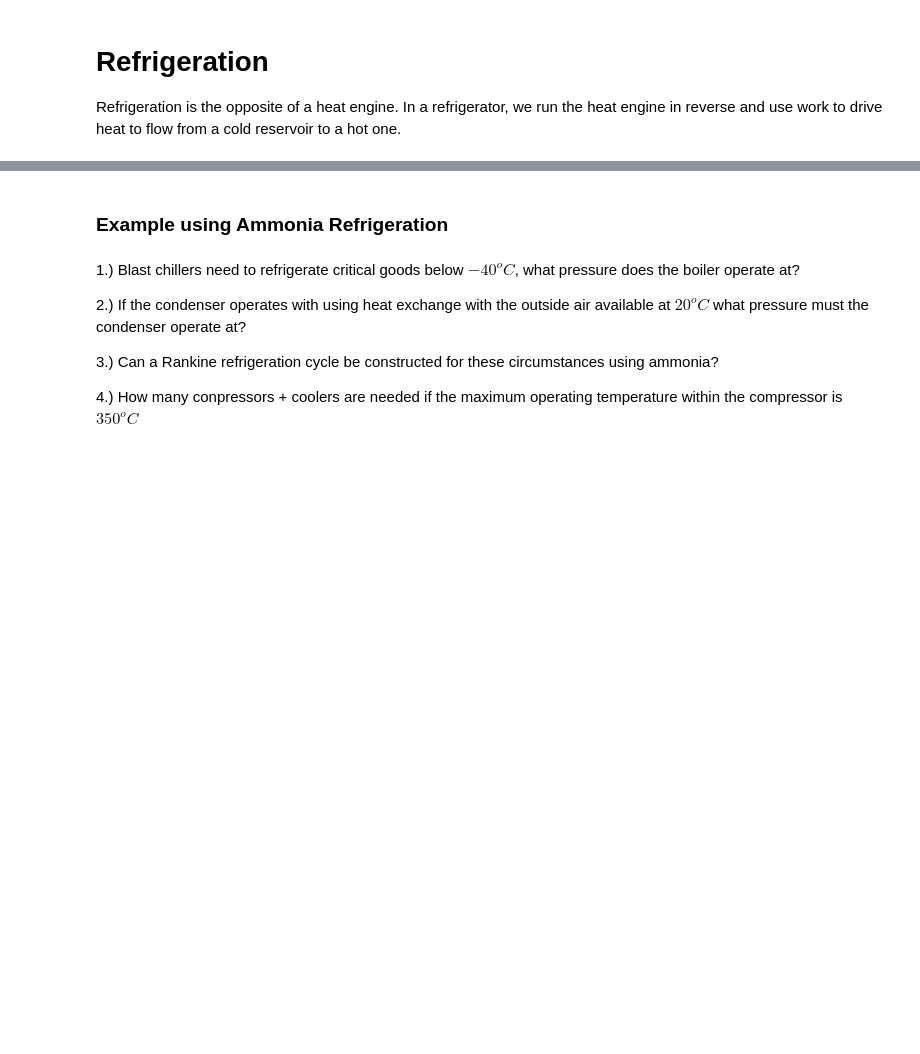
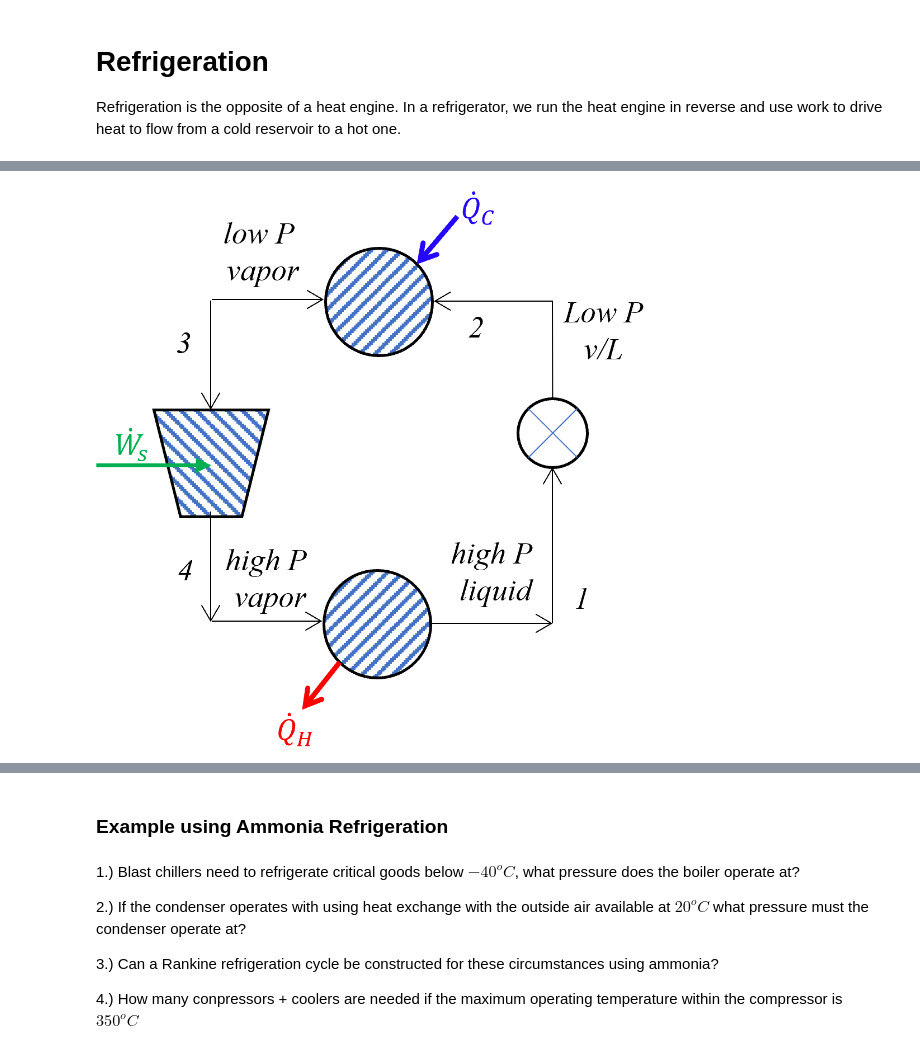
Before and after one commit to richardslaboratory/ChBE211_OER, a Jupyter notebook: _sources/Ch3/4.Refrigeration.ipynb, the cells around one changed output, grey strips where cells are left out. Cells and saved outputs as stored; diff of their text form; code cells hidden in the pictures; blank space fills up the shorter version.

```diff
--- a/_sources/Ch3/4.Refrigeration.ipynb
+++ b/_sources/Ch3/4.Refrigeration.ipynb
@@ -46,0 +13,4 @@ The T-S and P-H diagrams are instructive to understand what is happening:
+# %%
+Image(os.path.join(path, "Rankine Refrigeration Cycle.png"))
+# %% [output]
+[figure, added]
```
Also changed, not shown: parts of 5 cells of this notebook, 7 other files.
